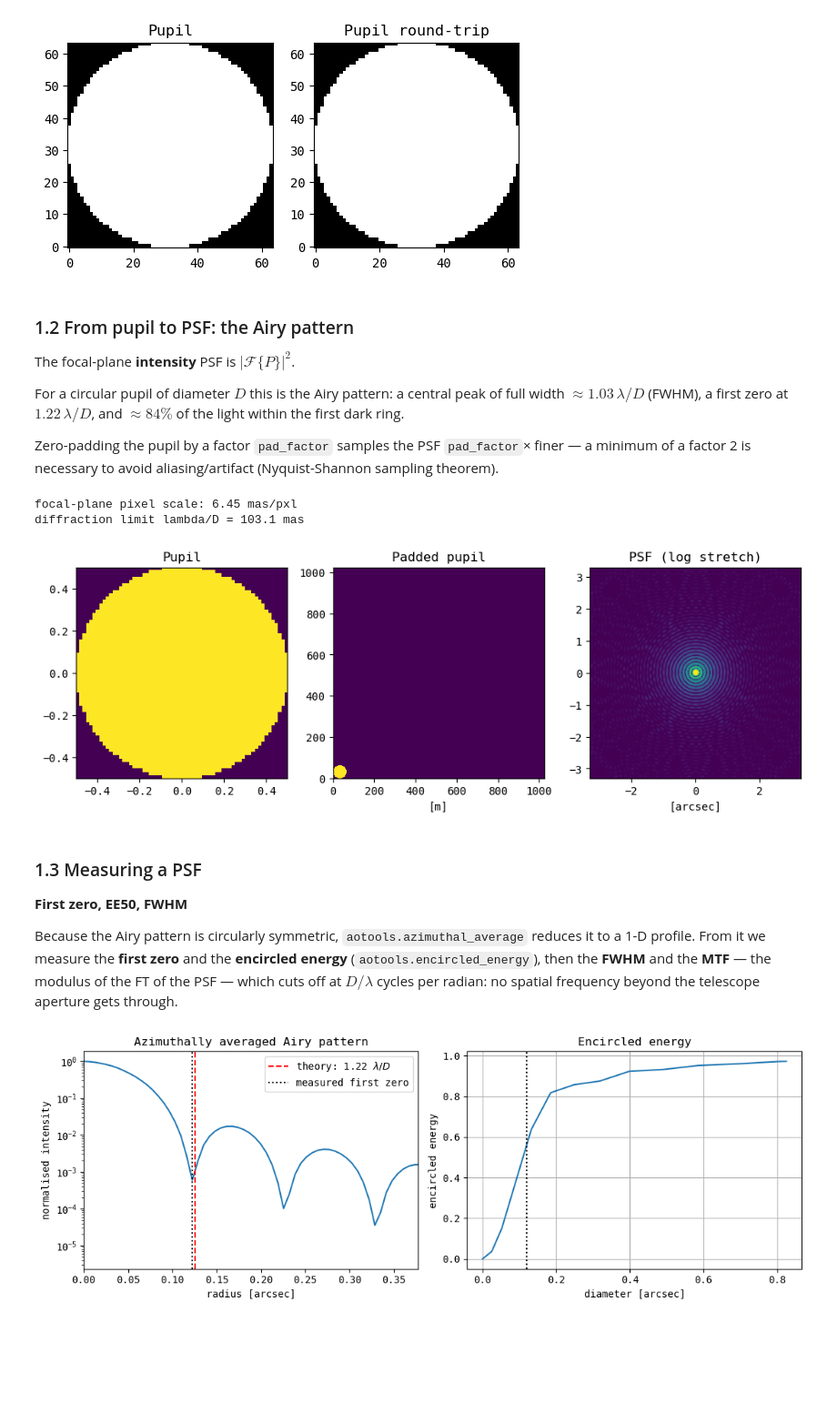
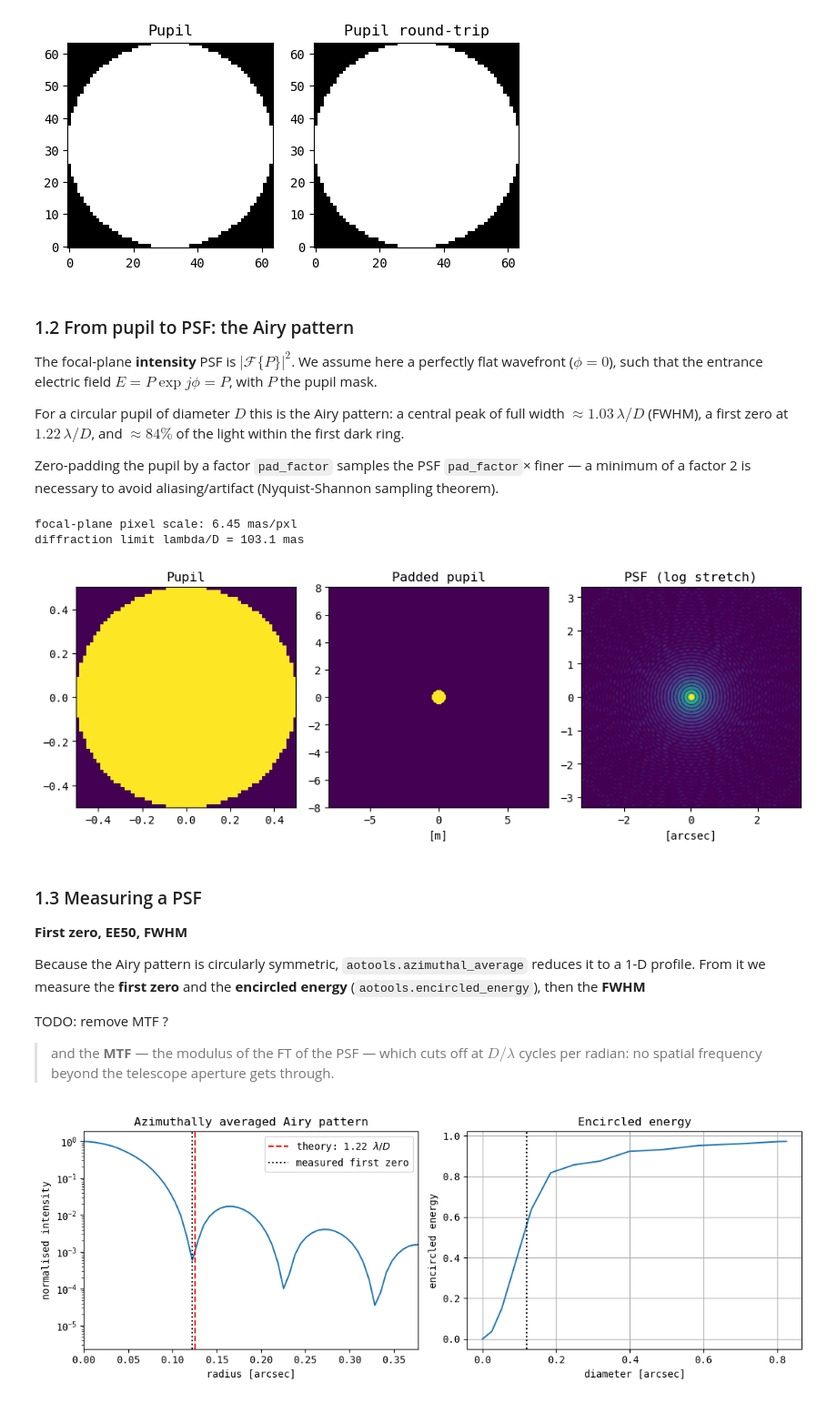
Before and after one commit to GillesOrban/ao_school, a Jupyter notebook: aotools_lab.ipynb, the cells around one changed output. Shown at 91% size. Saved outputs shown, nothing was run; the diff lists cells and outputs as text; code cells hidden in the pictures; blank space fills up the shorter version.

```diff
--- a/aotools_lab.ipynb
+++ b/aotools_lab.ipynb
@@ -123,7 +129,7 @@ focal-plane angular pixel scale: 0.103 arcsec/pxl  (= lambda/(N*delta_x))
 # %% [markdown]
 ### 1.2 From pupil to PSF: the Airy pattern
 
-The focal-plane **intensity** PSF is $|\mathcal{F}\{P\}|^2$.
+The focal-plane **intensity** PSF is $|\mathcal{F}\{P\}|^2$. We assume here a perfectly flat wavefront ($\phi = 0$), such that the entrance electric field $E = P \exp{j \phi} = P$, with $P$ the pupil mask.
 
 For a circular pupil of diameter $D$ this is the Airy pattern: a central peak of full width $\approx 1.03\,\lambda/D$ (FWHM), a first zero at $1.22\,\lambda/D$, and $\approx 84\%$ of the light within the first dark ring.
 
@@ -137,48 +143,58 @@ pad_factor = 16                # zero-padding factor -> oversampled PSF
 
 pupil = aotools.circle(D/delta_x/2, N)
 
-# Place the pupil in a larger (padded) array -> finer sampling in the focal plane
+# Place the pupil in a larger (padded) array -> finer sampling in the focal plane.
+# The pupil is CENTRED in the padded array (padding equally distributed on all sides).
+# NB: this leaves the PSF unchanged (|ft2|^2 is shift-invariant) — it only makes the
+# padded array symmetric about the origin.
 padded_pupil = np.zeros((N*pad_factor, N*pad_factor))
-padded_pupil[:N, :N] = pupil
+p0 = (N*pad_factor - N) // 2          # offset so the pupil lands in the centre
+padded_pupil[p0:p0+N, p0:p0+N] = pupil
 
 # E-field in the pupil plane
 wavefront = padded_pupil * np.exp(1j*0)  # flat wavefront; the np.exp is not necessary, but included for clarity
 # E-field in the focal plane
 E_focal = aotools.ft2(wavefront, delta=delta_x)
 # Pupil -> focal plane
 psf = np.abs(E_focal)**2
 psf /= psf.max()
 
+
+
 # Focal-plane scales
 fpxl_rad    = WAVELENGTH / (N*pad_factor*delta_x)     # rad per focal-plane pixel
 fpxl_arcsec = fpxl_rad * 206265                # arcsec per focal-plane pixel
 print(f'focal-plane pixel scale: {fpxl_arcsec*1000:.2f} mas/pxl')
 print(f'diffraction limit lambda/D = {WAVELENGTH/D*206265*1000:.1f} mas')
 
-fig, ax = plt.subplots(1, 3, figsize=(10, 4.5))
 
 
+fig, ax = plt.subplots(1, 3, figsize=(10, 4.5))
 im0 = ax[0].imshow(pupil, extent=[-D/2, D/2, -D/2, D/2])
 ax[0].set_title('Pupil'); ax[1].set_xlabel('[m]')
 
-im0 = ax[1].imshow(padded_pupil)
+pad_ext = N*pad_factor*delta_x/2      # padded-array half-size [m]
+im0 = ax[1].imshow(padded_pupil, extent=[-pad_ext, pad_ext, -pad_ext, pad_ext])
 ax[1].set_title('Padded pupil')
 ax[1].set_xlabel('[m]')
 
 ext = N*pad_factor/2 * fpxl_arcsec
 im1 = imshow_norm(psf, stretch=LogStretch(a=1e4), interval=PercentileInterval(99.95),
                   ax=ax[2], extent=[-ext, ext, -ext, ext])
 ax[2].set_title('PSF (log stretch)'); ax[2].set_xlabel('[arcsec]')
 plt.tight_layout()
 # %% [output]
 focal-plane pixel scale: 6.45 mas/pxl
 diffraction limit lambda/D = 103.1 mas
-[figure, old version]
+[figure, new version]
 # %% [markdown]
 ### 1.3 Measuring a PSF
 **First zero, EE50, FWHM**
 
-Because the Airy pattern is circularly symmetric, `aotools.azimuthal_average` reduces it to a 1-D profile. From it we measure the **first zero** and the **encircled energy** (`aotools.encircled_energy`), then the **FWHM** and the **MTF** — the modulus of the FT of the PSF — which cuts off at $D/\lambda$ cycles per radian: no spatial frequency beyond the telescope aperture gets through.
+Because the Airy pattern is circularly symmetric, `aotools.azimuthal_average` reduces it to a 1-D profile. From it we measure the **first zero** and the **encircled energy** (`aotools.encircled_energy`), then the **FWHM**
+
+TODO: remove MTF ?
+>and the **MTF** — the modulus of the FT of the PSF — which cuts off at $D/\lambda$ cycles per radian: no spatial frequency beyond the telescope aperture gets through.
 # %%
 # --- 1.3 Measuring the Airy pattern -------------------------------------
 # The PSF is circularly symmetric -> azimuthal average (aotools.azimuthal_average)
```
Also changed, not shown: parts of 32 cells of this notebook, 3 other files.
